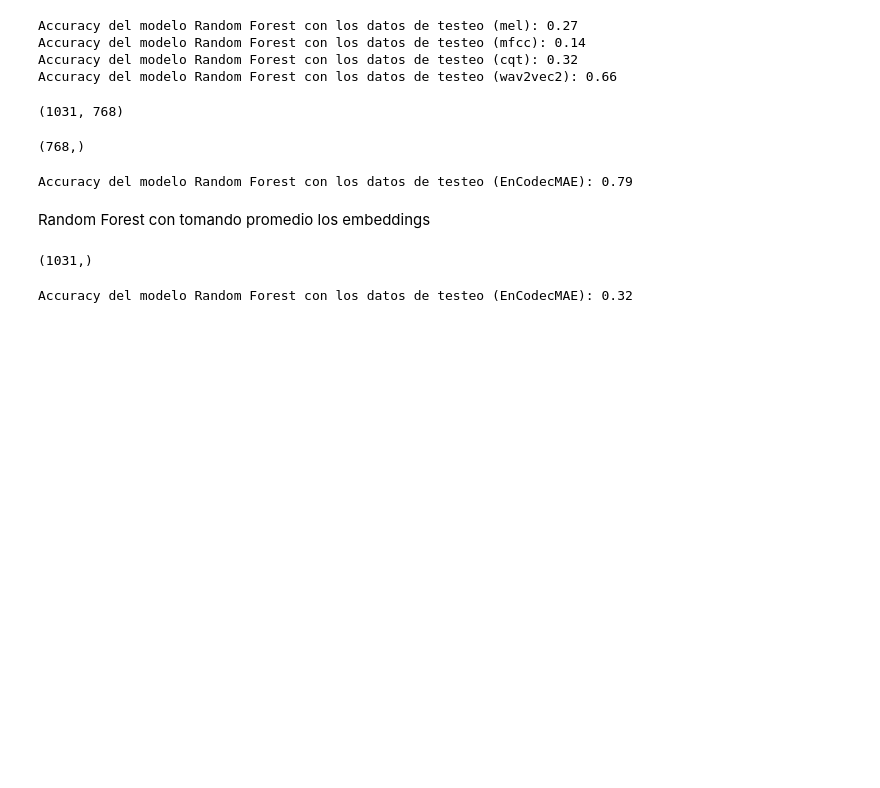
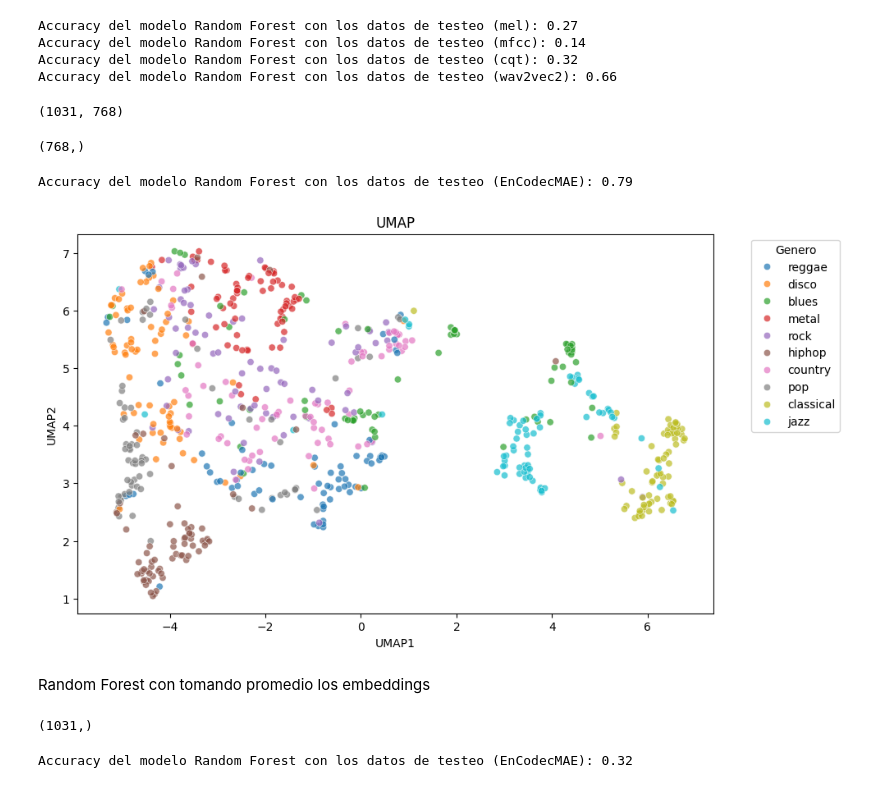
Before and after one commit to aaronbernal28/DeepMusicGenreClassifier, a Jupyter notebook: notebooks/simple_model.ipynb, the cells around one changed output. Saved outputs shown, nothing was run; the diff lists cells and outputs as text; code cells hidden in the pictures; blank space fills up the shorter version.

```diff
--- a/notebooks/simple_model.ipynb
+++ b/notebooks/simple_model.ipynb
@@ -274,6 +277,29 @@ accur = accuracy_score(y_test, pred)
 print(f"Accuracy del modelo Random Forest con los datos de testeo ({feature}): {accur:.2f}")
 # %% [output]
 Accuracy del modelo Random Forest con los datos de testeo (EnCodecMAE): 0.79
+# %%
+import umap.umap_ as umap
+import numpy as np
+import pandas as pd
+import seaborn as sns
+import matplotlib.pyplot as plt
+from sklearn.preprocessing import StandardScaler
+
+genres = ['blues', 'classical', 'country', 'disco', 'hiphop', 'jazz', 'metal', 'pop', 'reggae', 'rock']
+
+scaler = StandardScaler()
+X_scaled = scaler.fit_transform(X_train_flat)
+umap_reducer = umap.UMAP(n_components=2, random_state=28)
+X_umap = umap_reducer.fit_transform(X_scaled)
+df = pd.DataFrame(X_umap, columns=["UMAP1", "UMAP2"])
+df["label"] = [genres[i] for i in y_train]  # Add labels
+plt.figure(figsize=(10, 6))
+sns.scatterplot(data=df, x="UMAP1", y="UMAP2", hue="label", palette="tab10", alpha=0.7)
+plt.title("UMAP")
+plt.legend(title="Genero", bbox_to_anchor=(1.05, 1), loc="upper left")
+plt.show()
+# %% [output]
+[figure, added]
 # %% [markdown]
 Random Forest con tomando promedio los embeddings
 # %%
```
Also changed, not shown: parts of 2 cells of this notebook, 5 other files.
